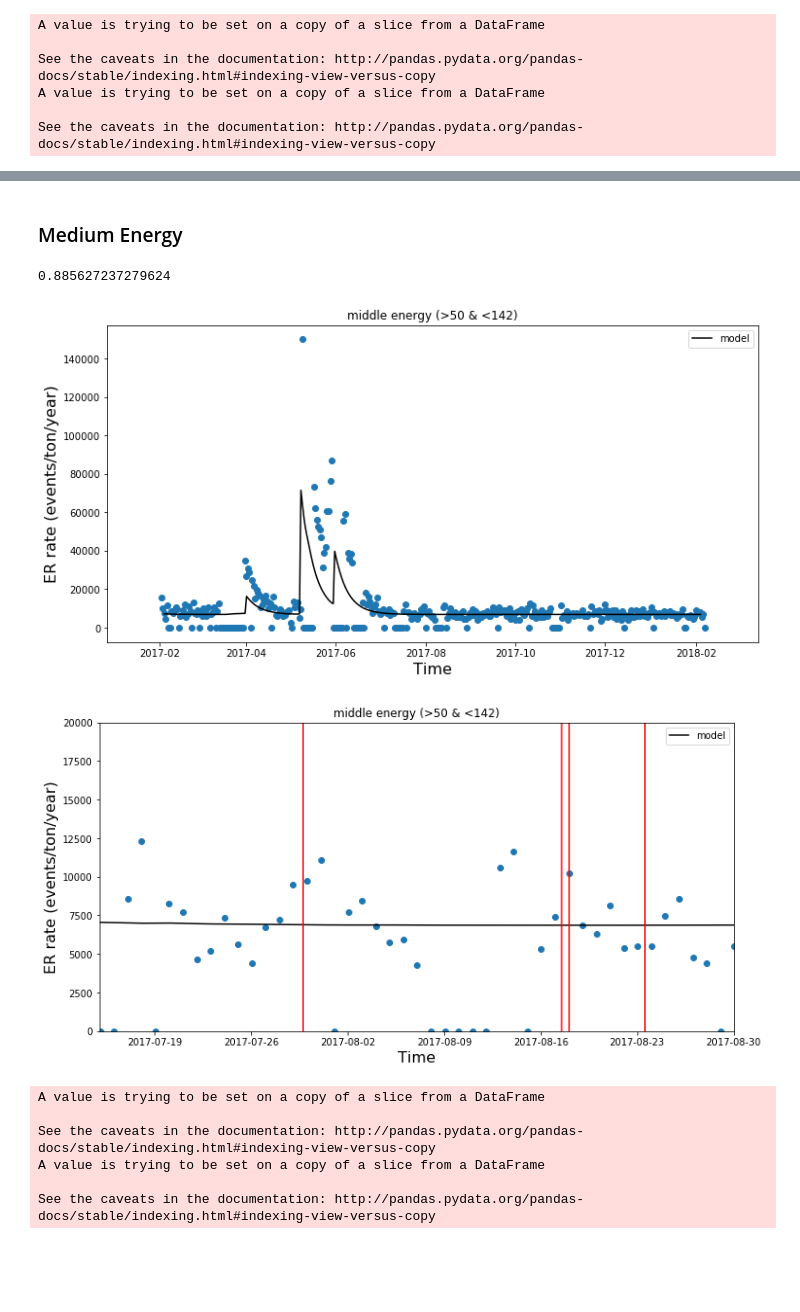
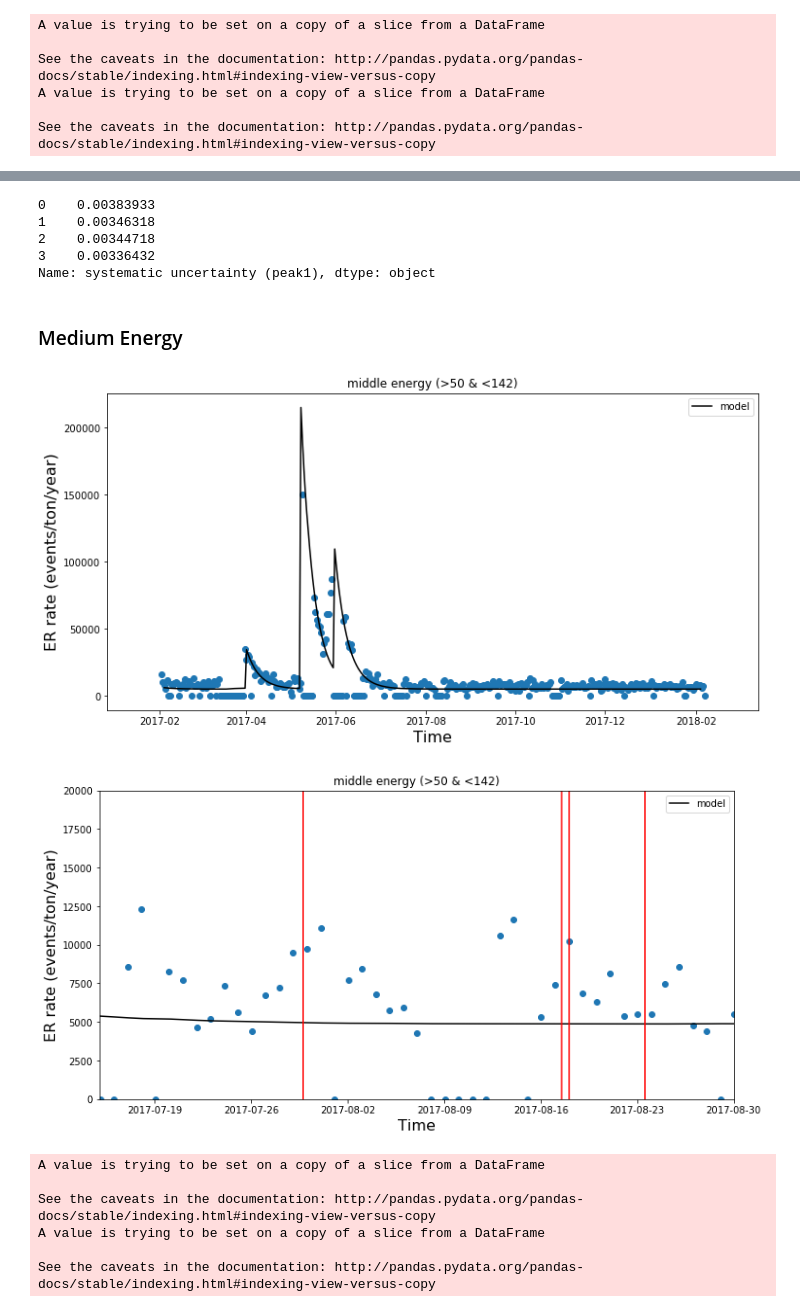
Before and after one commit to XENON1T/Gravitational-Waves, a Jupyter notebook: XENON1T_GW_ER.ipynb, the cells around one changed output, grey strips where cells are left out. Cells and saved outputs as stored; diff of their text form; code cells hidden in the pictures; blank space fills up the shorter version.

```diff
--- a/XENON1T_GW_ER.ipynb
+++ b/XENON1T_GW_ER.ipynb
@@ -476,4 +556,4 @@ eff = []
 for i in range(30, 50):
     eff.append(efficiency(i,'sr1'))
 
-np.average(eff)
+Eff = np.average(eff)
@@ -553,3 +648,11 @@ See the caveats in the documentation: http://pandas.pydata.org/pandas-docs/stabl
+# %%
+Data['systematic uncertainty (peak1)']
+# %% [output]
+0    0.00383933
+1    0.00346318
+2    0.00344718
+3    0.00336432
+Name: systematic uncertainty (peak1), dtype: object
 # %% [markdown]
 ### Medium Energy
 # %%
@@ -559,42 +662,48 @@ eff = []
 for i in range(50, 142):
     eff.append(efficiency(i,'sr1'))
 
-np.average(eff)
+Eff = np.average(eff)
-# %% [output]
-0.885627237279624
-# %%
-Xe133 = bg.Xe133Model(runlist)
-Xe133_r = bg.Xe133Model(runlist, energy_range=(50, 142))
-Xe136 = bg.Xe136Model(runlist, energy_range=(50, 142))
-
-I125 = bg.I125Model(runlist)
-solar_v = SolarnuBackground(runlist)
-material = bg.MaterialsBackground(runlist)
-Kr85 = bg.Kr85Background(runlist)
-Pb214 =bg.Pb214Background(runlist)
-Xe124 = bg.DECBackground(runlist)
-
-signal = (bg.Xe133Model.decay_func(timestamp) * Xe133_r.calculate_rate() / Xe133.calculate_rate() + Xe136.calculate_rate() + I125.I125_rate(days)*I125.kshell_prob + solar_v.calculate_rate(50, 142) + material.calculate_rate() * (142-50)/210 + Kr85.calculate_rate() * (142-50)/210 + Pb214.calculate_rate() * (142-50)/210 + Xe124.expected_rate) * 0.885
-uncertainty = (bg.Xe133Model.decay_func(timestamp) * Xe133_r.calculate_rate() / Xe133.calculate_rate() * rel_error_Xe133 + Xe136.calculate_rate() * rel_error_Xe136 + I125.I125_rate(days)*I125.kshell_prob * rel_error_I125_K + solar_v.calculate_rate(50, 142) * rel_error_solar + Kr85.calculate_rate() * (142-50)/210 * rel_error_Kr + Pb214.calculate_rate() * (142-50)/210 * rel_error_Pb + rel_error_Xe124_KK * Xe124.expected_rate) * 0.885
+# %%
+days = np.linspace(0, 365, 366)
+t0 = datetime(2017, 2, 4, 3, 52, 14, 293773)
+dates = t0 + np.array([timedelta(days=d) for d in days])
+timestamp = np.array([dt.timestamp() for dt in dates])
+
+idx = np.where((comps["pb214"].bin_centers < medium_limit_u) & (comps["pb214"].bin_centers > medium_limit_l))
+
+xe136_rate = sum(comps["xe136"].histogram[idx] * comps["xe136"].bin_volumes()[idx])
+solarnu_rate = sum(comps["solarnu"].histogram[idx] * comps["solarnu"].bin_volumes()[idx])
+pb214_rate = sum(comps["pb214"].histogram[idx] * comps["pb214"].bin_volumes()[idx])
+materials_rate = sum(comps["materials"].histogram[idx] * comps["materials"].bin_volumes()[idx])
+kr85_rate = sum(comps["kr85"].histogram[idx] * comps["kr85"].bin_volumes()[idx])
+dec_rate = sum(comps["dec"].histogram[idx] * comps["dec"].bin_volumes()[idx])
+
+i125 = bg.I125Model(runlist)
+i125_rate = sum(comps["i125"].histogram[idx] * comps["i125"].bin_volumes()[idx])/(i125.calculate_rate()*Fiducial_Volume*Eff) * I125.I125_rate(days)
+
+xe133 = bg.Xe133Model(runlist, energy_range=(80, 120))
+xe133_rate = sum(comps["xe133"].histogram[idx] * comps["xe133"].bin_volumes()[idx])/(xe133.calculate_rate()*Fiducial_Volume*Eff) * bg.Xe133Model.decay_func(timestamp)
+
+signal = xe136_rate + solarnu_rate + pb214_rate + materials_rate + kr85_rate + dec_rate + i125_rate + xe133_rate
+uncertainty = xe136_rate * rel_error_Xe136 + solarnu_rate * rel_error_solar + pb214_rate * rel_error_Pb + kr85_rate * rel_error_Kr + dec_rate * rel_error_Xe124_KK + i125_rate * rel_error_I125_K + xe133_rate * rel_error_Xe133
 # %%
 fig  = plt.figure(figsize=(12,6))
 plt.title("middle energy (>50 & <142)")
 plt.xlabel('Time', fontsize=16)
 plt.ylabel('ER rate (events/ton/year)', fontsize=16)
-plt.scatter(datetime_breaks, rate_event_m)
+plt.scatter(datetime_breaks, dinfo.rate_event_m)
 
 plt.plot(dates, signal, label = 'model', color='black')
-
 plt.legend()
 plt.show()
 # %% [output]
-[figure, old version]
+[figure, new version]
 # %%
 fig  = plt.figure(figsize=(12,6))
 plt.title("middle energy (>50 & <142)")
 plt.xlabel('Time', fontsize=16)
 plt.ylabel('ER rate (events/ton/year)', fontsize=16)
-plt.scatter(datetime_breaks, rate_event_m)
+plt.scatter(datetime_breaks, dinfo.rate_event_m)
 
 plt.plot(dates, signal, label = 'model', color='black')
 
@@ -609,7 +718,7 @@ plt.axvline(GW_7_29_datetime, color='red')
 plt.legend()
 plt.show()
 # %% [output]
-[figure, old version]
+[figure, new version]
 # %%
 #Expectation value for sideband time region
 
```
Also changed, not shown: parts of 56 cells of this notebook.
